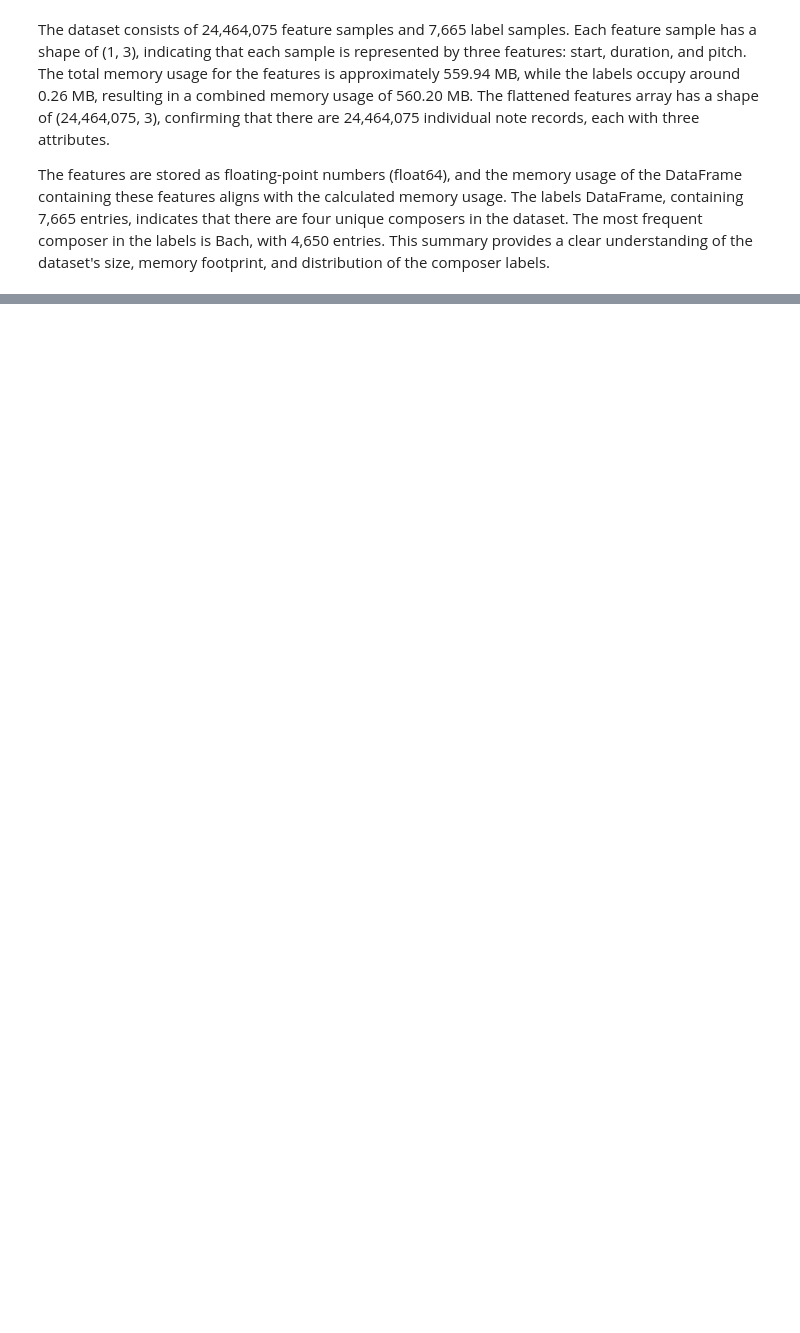
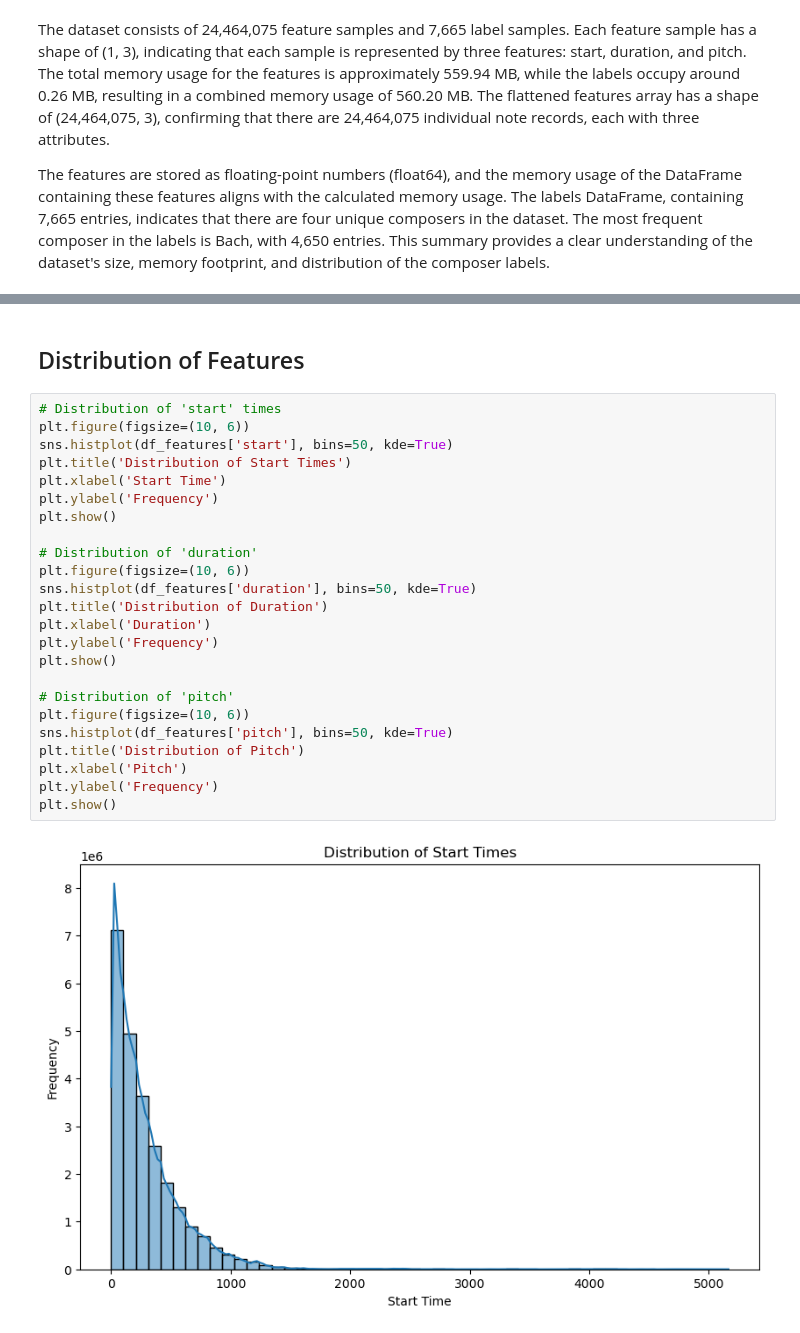
Before and after one commit to AnovaYoung/Classifying-Music-Genre-with-CNNs-and-LSTM-Models, a Jupyter notebook: Music_Genre_and_Composer_Classification_Using_Deep_Learning.ipynb, the cells around one changed output, grey strips where cells are left out. Saved outputs shown, nothing was run; the diff lists cells and outputs as text; blank space fills up the shorter version.

```diff
--- a/Music_Genre_and_Composer_Classification_Using_Deep_Learning.ipynb
+++ b/Music_Genre_and_Composer_Classification_Using_Deep_Learning.ipynb
@@ -245,0 +634,28 @@ Feature extraction completed.
+# %% [markdown]
+## Distribution of Features
+# %%
+# Distribution of 'start' times
+plt.figure(figsize=(10, 6))
+sns.histplot(df_features['start'], bins=50, kde=True)
+plt.title('Distribution of Start Times')
+plt.xlabel('Start Time')
+plt.ylabel('Frequency')
+plt.show()
+
+# Distribution of 'duration'
+plt.figure(figsize=(10, 6))
+sns.histplot(df_features['duration'], bins=50, kde=True)
+plt.title('Distribution of Duration')
+plt.xlabel('Duration')
+plt.ylabel('Frequency')
+plt.show()
+
+# Distribution of 'pitch'
+plt.figure(figsize=(10, 6))
+sns.histplot(df_features['pitch'], bins=50, kde=True)
+plt.title('Distribution of Pitch')
+plt.xlabel('Pitch')
+plt.ylabel('Frequency')
+plt.show()
+# %% [output]
+[figure, added]
```
Also changed, not shown: parts of 97 cells of this notebook.
